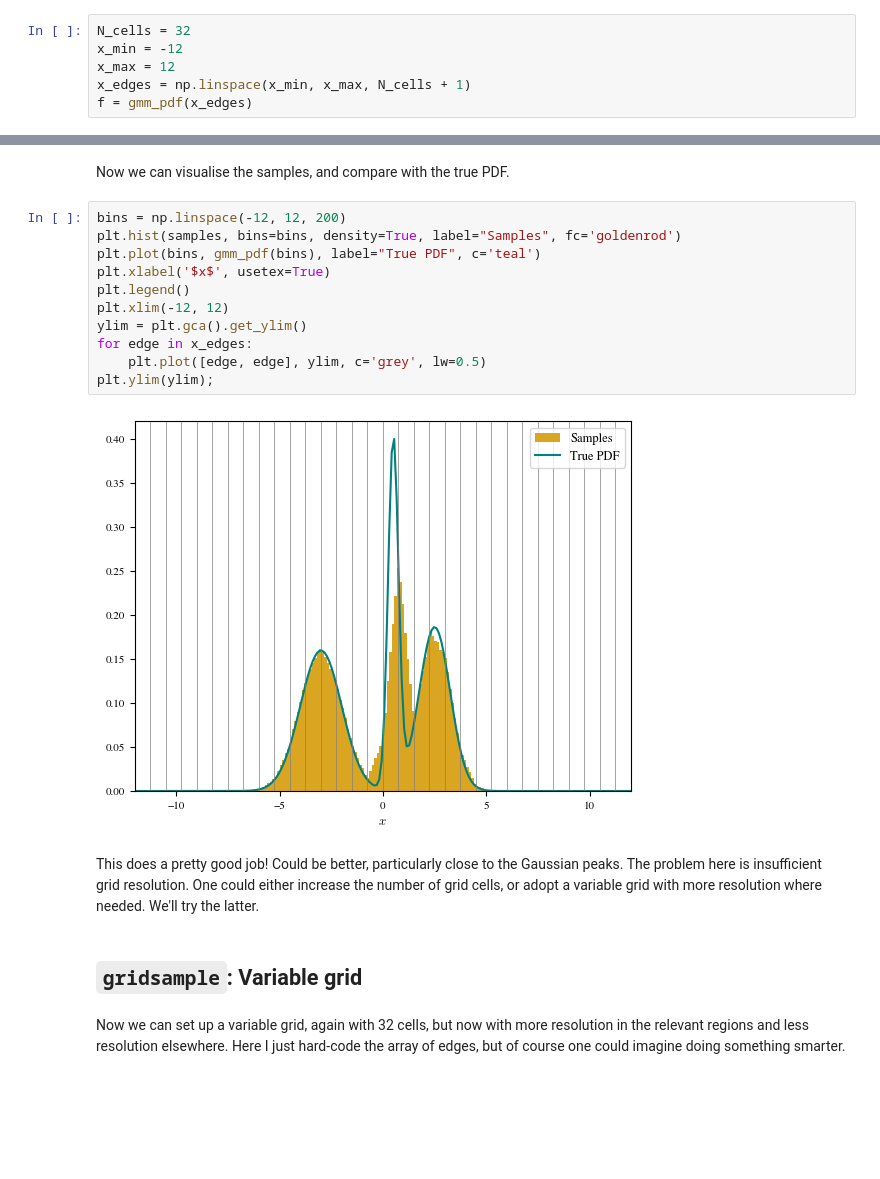
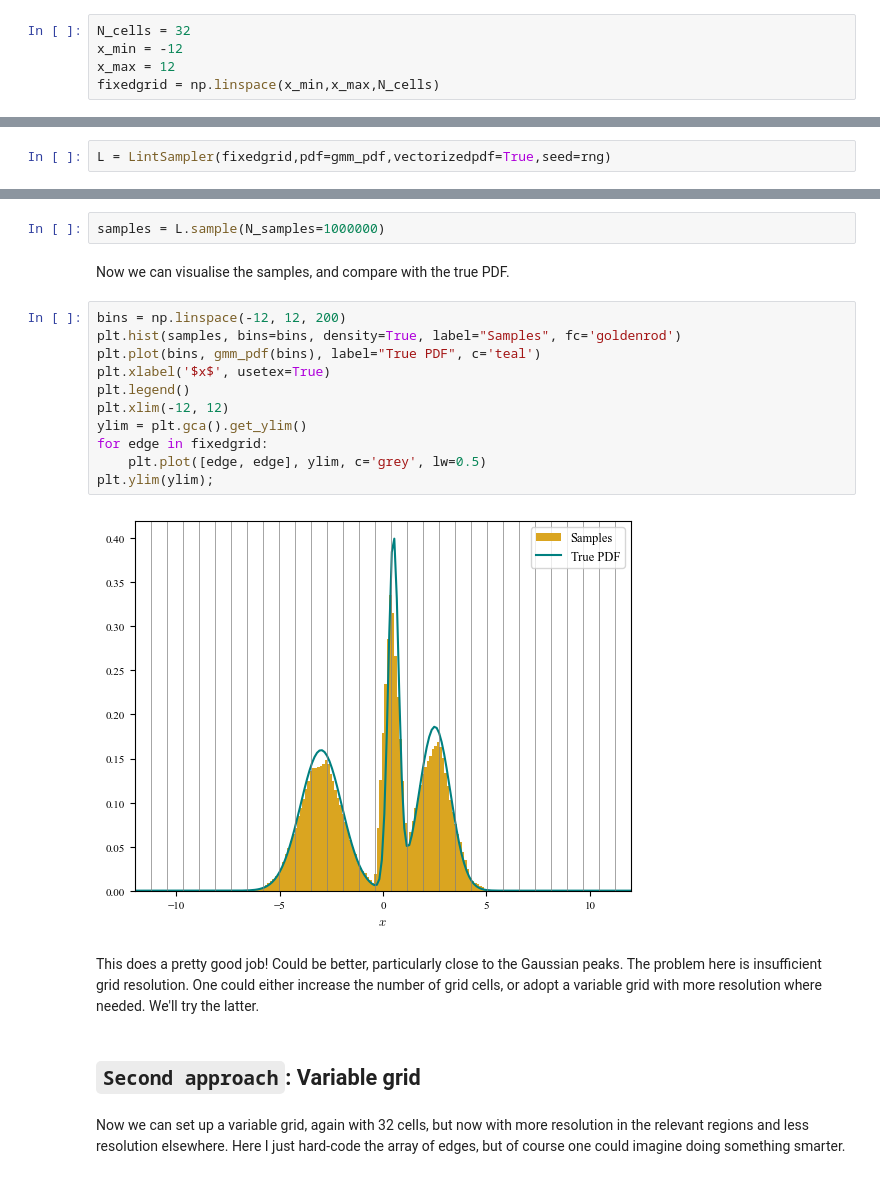
Before and after one commit to aneeshnaik/lintsampler, a Jupyter notebook: docs/source/examples/1_gmm.ipynb, the cells around one changed output, grey strips where cells are left out. Cells and saved outputs as stored; diff of their text form; blank space fills up the shorter version.

```diff
--- a/docs/source/examples/1_gmm.ipynb
+++ b/docs/source/examples/1_gmm.ipynb
@@ -48,5 +48,4 @@ Set up the grid, and evaluate the PDF at the grid edges (note that the grid has
 N_cells = 32
 x_min = -12
 x_max = 12
-x_edges = np.linspace(x_min, x_max, N_cells + 1)
-f = gmm_pdf(x_edges)
+fixedgrid = np.linspace(x_min,x_max,N_cells)
@@ -53,2 +54,4 @@ f = gmm_pdf(x_edges)
+# %%
+L = LintSampler(fixedgrid,pdf=gmm_pdf,vectorizedpdf=True,seed=rng)
 # %% [markdown]
 Draw samples:
@@ -57,22 +58,24 @@ samples = gridsample(x_edges, f=f, N_samples=1000000, seed=rng)
+# %%
+samples = L.sample(N_samples=1000000)
 # %% [markdown]
 Now we can visualise the samples, and compare with the true PDF.
 # %%
 bins = np.linspace(-12, 12, 200)
 plt.hist(samples, bins=bins, density=True, label="Samples", fc='goldenrod')
 plt.plot(bins, gmm_pdf(bins), label="True PDF", c='teal')
 plt.xlabel('$x$', usetex=True)
 plt.legend()
 plt.xlim(-12, 12)
 ylim = plt.gca().get_ylim()
-for edge in x_edges:
+for edge in fixedgrid:
     plt.plot([edge, edge], ylim, c='grey', lw=0.5)
 plt.ylim(ylim);
 # %% [output]
-[figure, old version]
+[figure, new version]
 # %% [markdown]
 This does a pretty good job! Could be better, particularly close to the Gaussian peaks. The problem here is insufficient grid resolution. One could either increase the number of grid cells, or adopt a variable grid with more resolution where needed. We'll try the latter.
 # %% [markdown]
-## `gridsample`: Variable grid
+## `Second approach`: Variable grid
 # %% [markdown]
 Now we can set up a variable grid, again with 32 cells, but now with more resolution in the relevant regions and less resolution elsewhere. Here I just hard-code the array of edges, but of course one could imagine doing something smarter.
 # %%
```
Also changed, not shown: parts of 24 cells of this notebook.
